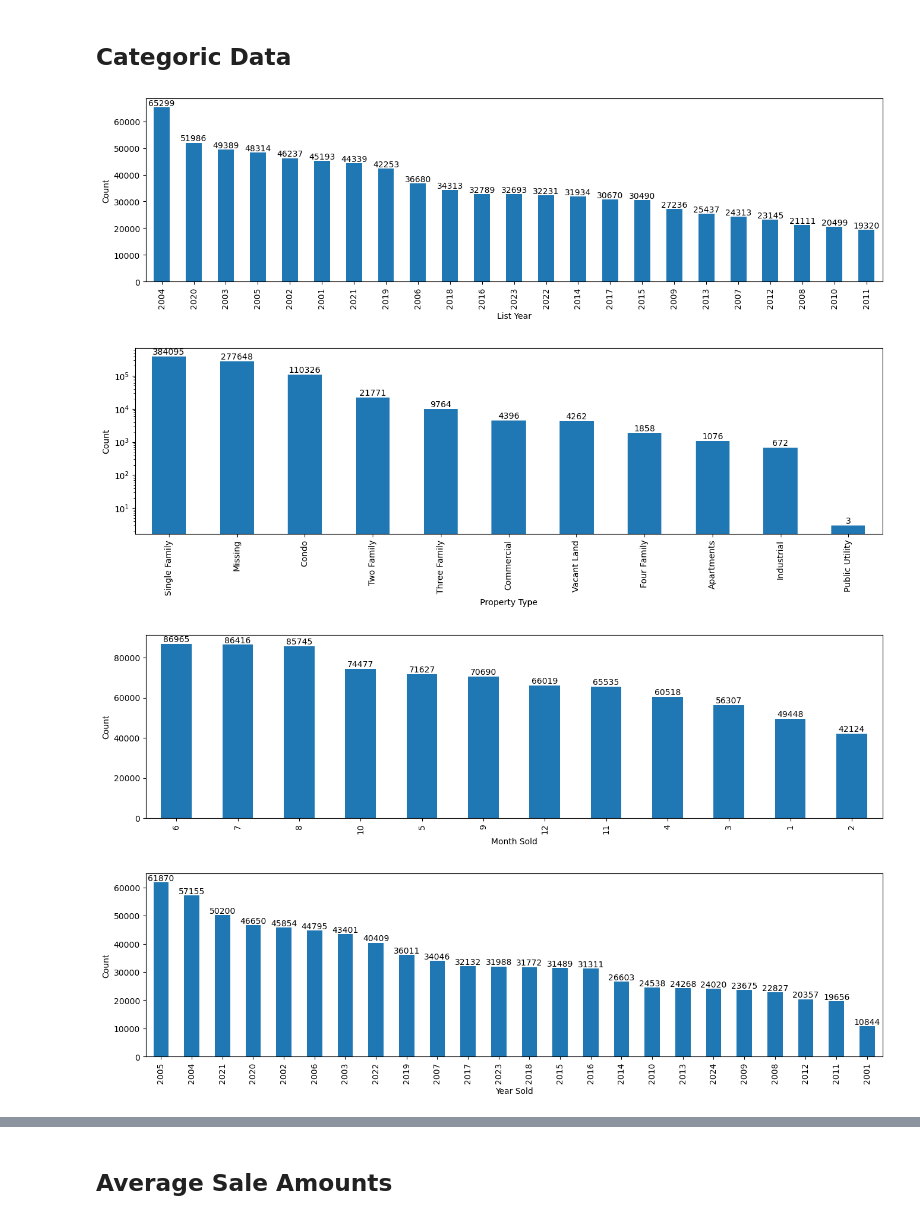
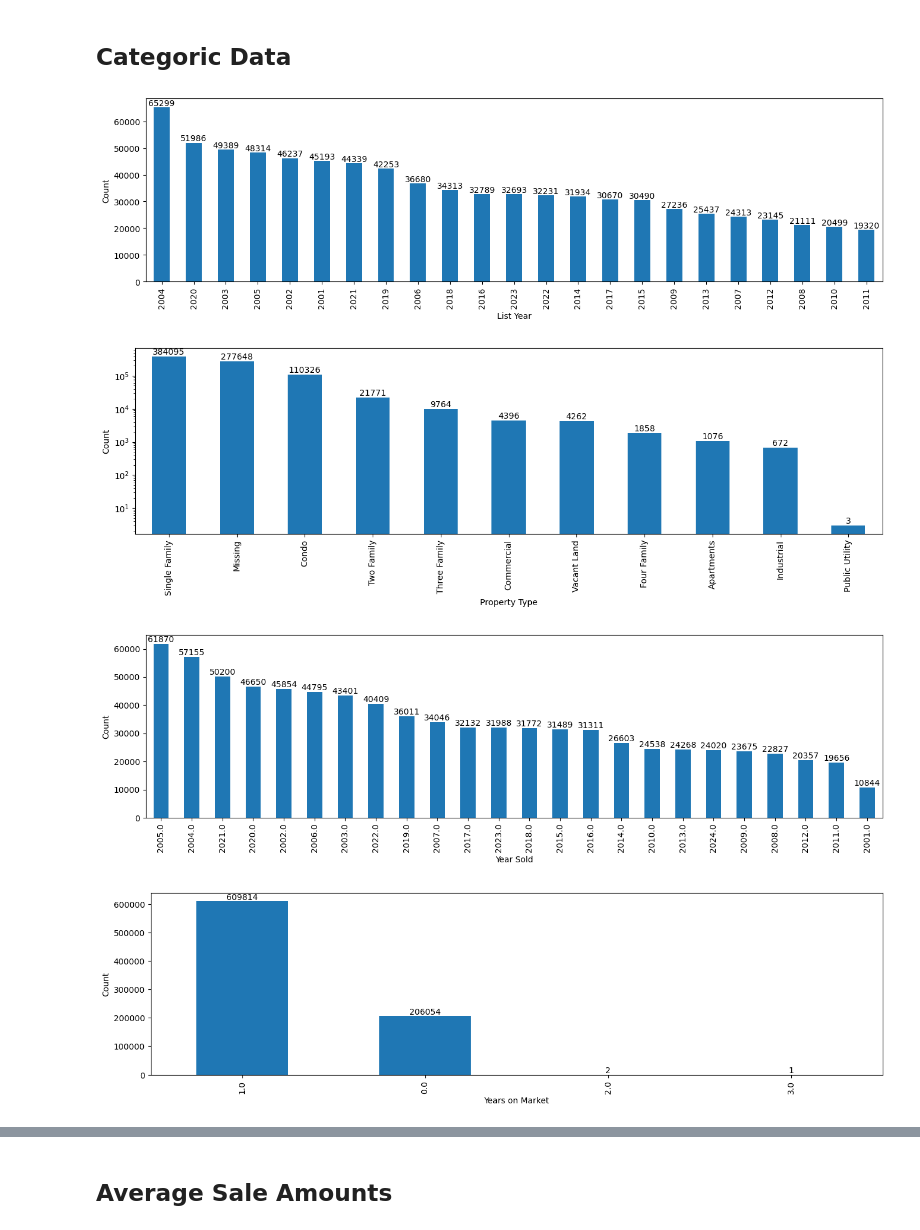
Before and after one commit to jonahmougoue/Connecticut-Real-Estate-Analysis, a Jupyter notebook: RealEstatePrediction.ipynb, the cells around one changed output, grey strips where cells are left out. Cells and saved outputs as stored; diff of their text form; code cells hidden in the pictures.

Commit message:
Expanded featture space and implemented XGBoost with cuda

```diff
--- a/RealEstatePrediction.ipynb
+++ b/RealEstatePrediction.ipynb
@@ -252,12 +256,24 @@ df.insert(len(df.columns),'Street',street)
+# %%
+location = df['Location'].str.lstrip('POINT (').str.rstrip(')')
+#x_location, y_location =
+locations = location.str.split(' ',expand=True)
+X_location = locations[0].astype('float64')
+y_location = locations[1].astype('float64')
+df.insert(len(df.columns),'X Location',X_location)
+df.insert(len(df.columns),'y Location',y_location)
+df = df.drop(['Location'],axis=1)
 # %% [markdown]
 Using the Date Recorded feature, we can make Month Sold, Year Sold, and Years on Market features
 # %%
-month_sold = df['Date Recorded'].dt.month.astype('Int64')
-df.insert(len(df.columns),'Month Sold',month_sold)
-year_sold = df['Date Recorded'].dt.year.astype('Int64')
-df.insert(len(df.columns),'Year Sold',year_sold)
-years_on_market = year_sold - df['List Year']
-df.insert(len(df.columns),'Years on Market',years_on_market)
+df['sin(Day of Week Sold)'] = np.sin(2 * np.pi * df['Date Recorded'].dt.day_of_week / 7)
+df['cos(Day of Week Sold)'] = np.cos(2 * np.pi * df['Date Recorded'].dt.day_of_week / 7)
+
+df['sin(Day of Year Sold)'] = np.sin(2 * np.pi * df['Date Recorded'].dt.day_of_year / 365)
+df['cos(Day of Year Sold)'] = np.cos(2 * np.pi * df['Date Recorded'].dt.day_of_year / 365)
+
+df['Year Sold'] = df['Date Recorded'].dt.year.astype('Float64')
+df['Years on Market'] = df['Year Sold'] - df['List Year']
+
 df.head()
 # %% [output]
 |  | Serial Number | List Year | Date Recorded | Town | Address | Assessed Value | Sale Amount | Sales Ratio | ... |
@@ -274,5 +290,8 @@ df = df[df['Years on Market']>=0]
 Now that new features have been added, null values can be replaced
 # %%
 df = df[df['Date Recorded'].notnull()]
+#df['Date Recorded'] = df['Date Recorded'].map(lambda x: x.toordinal()).astype('Float64')
+df = df.drop(['Date Recorded'],axis=1)
 for col in df.select_dtypes(include='string'):
     df[col] = df[col].fillna('Missing')
+df.info()
@@ -386,7 +401,9 @@ numeric_columns = [
     'Assessed Value',
     'Sale Amount',
     'Sales Ratio',
-    'Date Recorded',
+    #'Date Recorded',
+    'X Location',
+    'y Location'
 ]
 
 for col in numeric_columns:
@@ -409,38 +427,36 @@ for col in numeric_columns:
 bar_columns = [
     'List Year',
     'Property Type',
-    'Month Sold',
     'Year Sold',
     'Years on Market',
 ]
 
 large_bar_columns = [
     'Town',
     'Address',
     'Assessor Remarks',
     'OPM remarks',
-    'Location',
     'Street',
 ]
 
 for col in bar_columns:
     plt.figure(figsize=(16,4))
     if col == 'Property Type':
         plt.yscale('log')
     ax = df[col].value_counts().plot(kind='bar')
     ax.bar_label(ax.containers[0])
     plt.ylabel('Count')
     plt.show()
 
 
 for col in large_bar_columns:
     plt.figure(figsize=(16,4))
     ax = df[col].value_counts().nlargest(10).plot(kind='bar')
     ax.bar_label(ax.containers[0])
     plt.ylabel('Count')
     plt.show()
 # %% [output]
 [figure]
 [figure]
-[figure, old version]
+[figure, new version]
-[figure, old version]
+[figure, new version]
```
Also changed, not shown: parts of 31 cells of this notebook, 1 other file.
